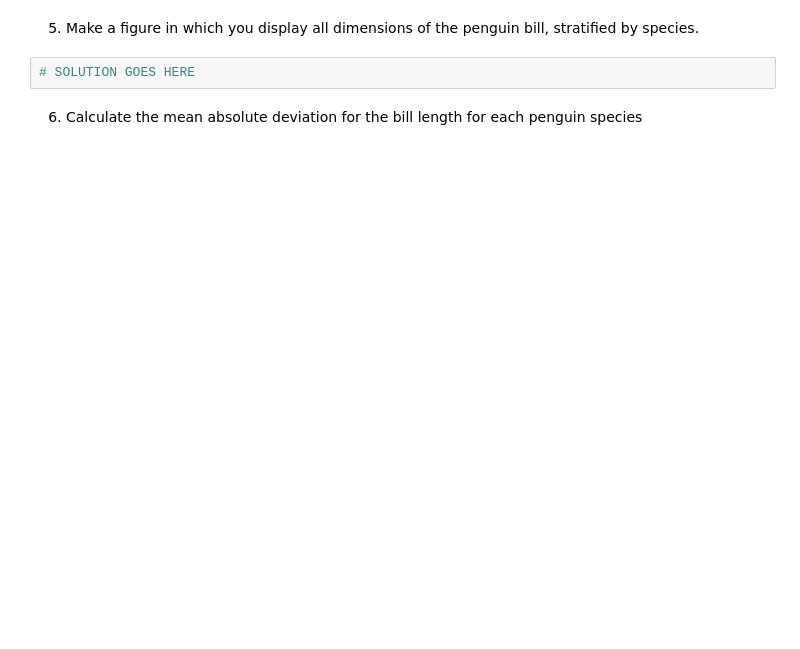
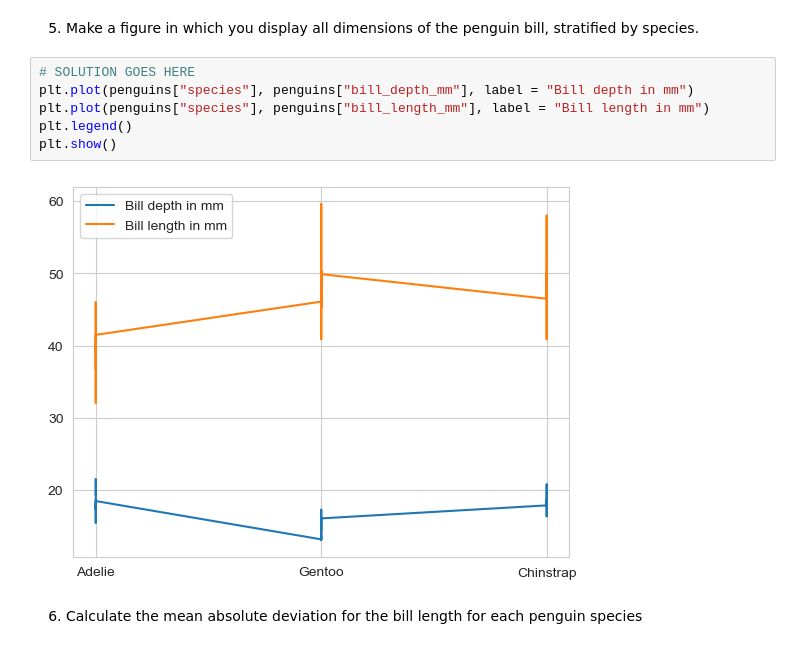
Before and after one commit to Tiimeeeyy/PrinciplesOfDataScience, a Jupyter notebook: Lab 2/Lab2_exercises.ipynb, the cells around one changed output. Cells and saved outputs as stored; diff of their text form; blank space fills up the shorter version.

```diff
--- a/Lab 2/Lab2_exercises.ipynb
+++ b/Lab 2/Lab2_exercises.ipynb
@@ -203,6 +223,12 @@ fig.tight_layout()
 5. Make a figure in which you display all dimensions of the penguin bill, stratified by species.
 # %%
 # SOLUTION GOES HERE
+plt.plot(penguins["species"], penguins["bill_depth_mm"], label = "Bill depth in mm")
+plt.plot(penguins["species"], penguins["bill_length_mm"], label = "Bill length in mm")
+plt.legend()
+plt.show()
+# %% [output]
+[figure, added]
 # %% [markdown]
 6. Calculate the mean absolute deviation for the bill length for each penguin species
 # %%
```
Also changed, not shown: parts of 14 cells of this notebook, 6 other files.
